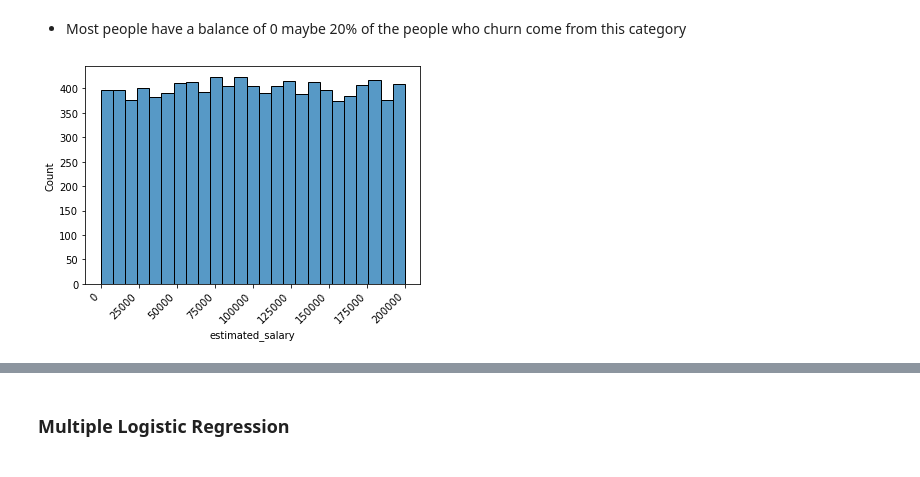
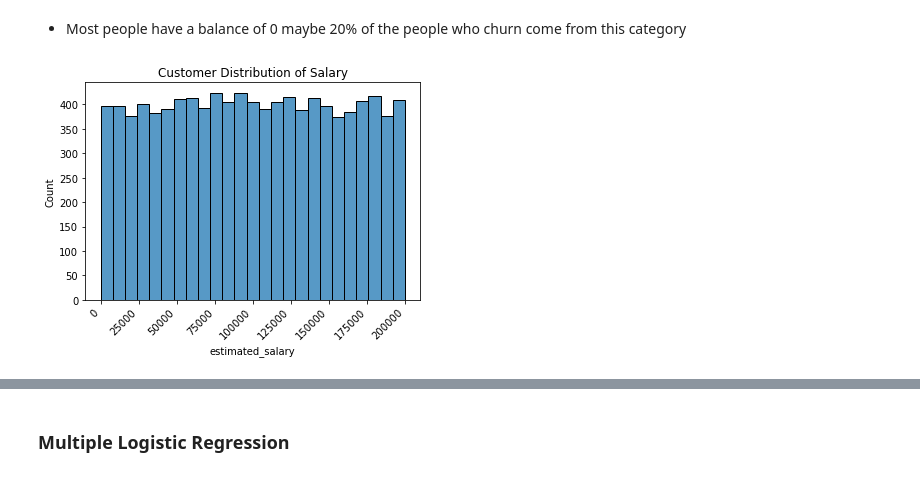
Before and after one commit to kkiepek/Predicting-Bank-Customer-Churn, a Jupyter notebook: Bank Churn EDA + Modeling.ipynb, the cells around one changed output, grey strips where cells are left out. Cells and saved outputs as stored; diff of their text form; code cells hidden in the pictures.

```diff
--- a/Bank Churn EDA + Modeling.ipynb
+++ b/Bank Churn EDA + Modeling.ipynb
@@ -171,7 +183,8 @@ sns.histplot(df['balance'])
 # %% [markdown]
 - Most people have a balance of 0 maybe 20% of the people who churn come from this category
 # %%
-sns.histplot(df['estimated_salary'], bins=25)
-plt.xticks(rotation=45, ha='right');
+ax = sns.histplot(df['estimated_salary'], bins=25)
+plt.xticks(rotation=45, ha='right')
+ax.set_title("Customer Distribution of Salary");
 # %% [output]
-[figure, old version]
+[figure, new version]
```
Also changed, not shown: parts of 25 cells of this notebook.
